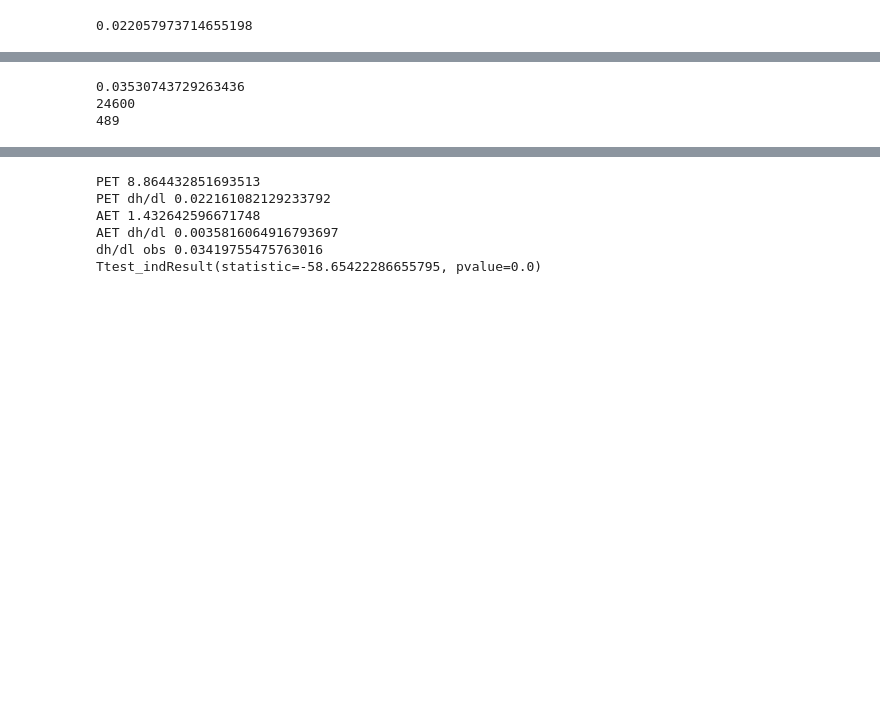
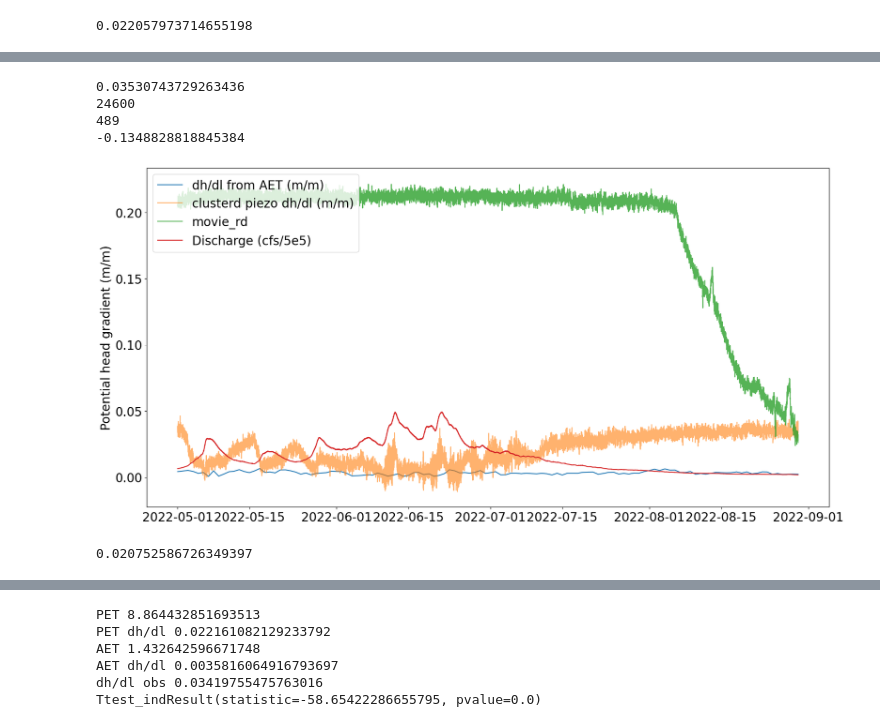
Before and after one commit to Harry1496/Capstone-Code, a Jupyter notebook: Prelim_Results.ipynb, the cells around one changed output, grey strips where cells are left out. Drawn from its saved outputs; the diff is of its cells as text; code cells hidden in the pictures; blank space fills up the shorter version.

```diff
--- a/Prelim_Results.ipynb
+++ b/Prelim_Results.ipynb
@@ -275,11 +273,62 @@ Freq: D, Name: AirTC, dtype: float64
 # %%
-dh = ((97-78)-(hay_udf['depth'] - (hay_ldf['depth'])))/100
+dh = ((97-78)-(hay_udf['depth'] - (hay_ldf['depth'])))/100 #point measure dh/dl for upstream hayfield bar
+
+dh_mov = ((91-62)-(mov_udf['depth'] - (mov_ldf['depth'])))/100 #point measure dh/dl for movieroad bar
 
 print(dh.mean())
 print(disch_df['cfs'].max())
 print(disch_df['cfs'].min())
+print(dh_mov.mean())
 # %% [output]
 0.03530743729263436
 24600
 489
+-0.1348828818845384
+# %%
+#Calculating Potential dh/dl for AET
+
+#potential head gradient for August
+ph_start = dt.datetime(2022,5,1)
+ph_end = dt.datetime(2022,8,30)
+phA_clim = AET.loc[(AET.index>=ph_start) & (AET.index<=ph_end)]
+p_h = p_h.loc[(p_h.index>=ph_start) & (p_h.index<=ph_end)]
+
+
+dh_aug = dh.loc[(dh.index>=ph_start) & (dh.index<=ph_end)]
+dhm_aug = dh_mov.loc[(dh_mov.index>=ph_start) & (dh_mov.index<=ph_end)]
+
+disch = disch_df['cfs']/500000
+disch = disch.loc[(disch.index>=ph_start) & (disch.index<=ph_end)]
+
+k = 400 #m/d
+pA_h = phA_clim/(k*1000) * 1000
+#print(p_h, 'm/m')
+#print(pA_h, 'm/m')
+
+fig3,ax = plt.subplots(figsize=(20,10))
+#plt.plot(p_h.index,p_h)
+plt.plot(pA_h.index,pA_h,label='dh/dl from AET (m/m)')
+#plt.plot(p_h.index,p_h)
+plt.plot(dh_aug.index,dh_aug,alpha=0.6,label='clusterd piezo dh/dl (m/m)')
+plt.plot(dhm_aug.index,-dhm_aug,alpha=0.8,label='movie_rd')
+plt.plot(disch.index,disch,label='Discharge (cfs/5e5) ')
+#plt.plot(phA_clim.index, phA_clim)
+plt.ylabel('Potential head gradient (m/m)')
+plt.title('')
+ax.legend(loc="upper left")
+
+plt.show()
+
+
+dh_aug.mean()
+
+
+#movie road piezometer is a recharge zone, would make sense for there to not be much effect from ET
+#I'm not sure why it is consisten for the first part of the year, and then changes towards the end
+#infiltration zone might be a better name, discharge vs recharge
+
+#need to find another peizo placed in a discharge zone, since that would be the only one that could be impacted by ET
+# %% [output]
+[figure, added]
+0.020752586726349397
 # %%
```
Also changed, not shown: parts of 8 cells of this notebook.
